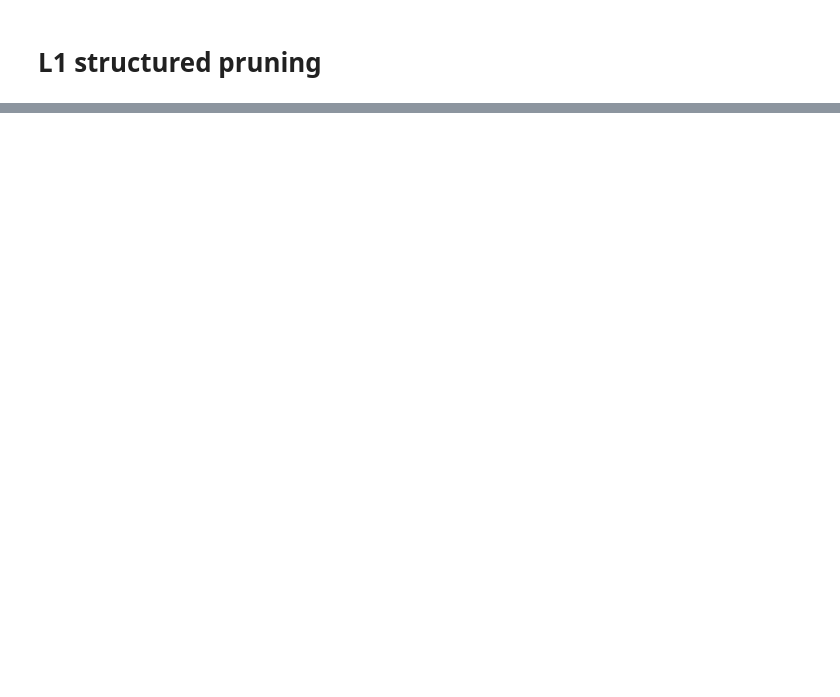
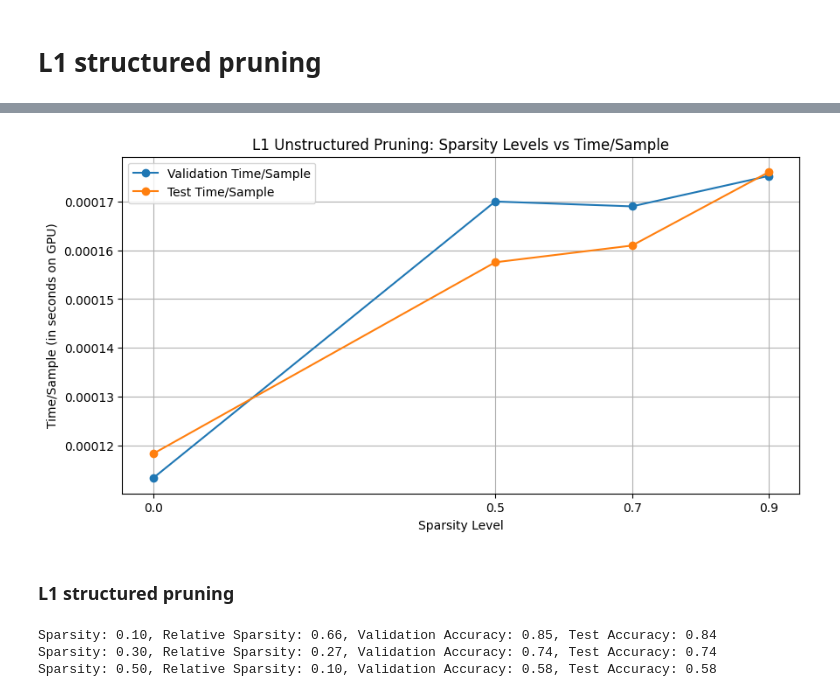
Before and after one commit to PaulBeuran/nnopt, a Jupyter notebook: notebooks/02_pruning.ipynb, the cells around one changed output, grey strips where cells are left out. Cells and saved outputs as stored; diff of their text form; code cells hidden in the pictures; blank space fills up the shorter version.

```diff
--- a/notebooks/02_pruning.ipynb
+++ b/notebooks/02_pruning.ipynb
@@ -346,3 +304,30 @@ Sparsity: 0.50, Relative Sparsity: 1.00, Validation Accuracy: 0.62, Test Accurac
+# %%
+# Plot the average time per sample for validation and test sets (baseline is considered as 0 sparsity)
+sparsity_levels = [0.] + list(unstruct_pruned_amount_metrics_map.keys())
+val_time_per_sample = [mobilenetv2_cifar10_baseline_metadata["metrics_values"]["val_metrics"]["avg_time_per_sample"]] + [unstruct_pruned_amount_metrics_map[sparsity]["val_metrics"]["avg_time_per_sample"] for sparsity in sparsity_levels[1:]]
+test_time_per_sample = [mobilenetv2_cifar10_baseline_metadata["metrics_values"]["test_metrics"]["avg_time_per_sample"]] + [unstruct_pruned_amount_metrics_map[sparsity]["test_metrics"]["avg_time_per_sample"] for sparsity in sparsity_levels[1:]]
+plt.figure(figsize=(10, 5))
+plt.plot(sparsity_levels, val_time_per_sample, marker='o', label='Validation Time/Sample')
+plt.plot(sparsity_levels, test_time_per_sample, marker='o', label='Test Time/Sample')
+plt.title('L1 Unstructured Pruning: Sparsity Levels vs Time/Sample')
+plt.xlabel('Sparsity Level')
+plt.ylabel('Time/Sample (in seconds on GPU)')
+plt.xticks(sparsity_levels)
+plt.grid()
+plt.legend()
+plt.show()
+# %% [output]
+[figure, added]
+# %% [markdown]
+### L1 structured pruning
+# %%
+# Print the sparsity and accuracy results
+for sparsity, metrics in struct_pruned_amount_metrics_map.items():
+    print(f"Sparsity: {sparsity:.2f}, Relative Sparsity: {metrics['relative_sparsity']:.2f}, Validation Accuracy: {metrics['val_metrics']['accuracy']:.2f}, Test Accuracy: {metrics['test_metrics']['accuracy']:.2f}")
+# %% [output]
+Sparsity: 0.10, Relative Sparsity: 0.66, Validation Accuracy: 0.85, Test Accuracy: 0.84
+Sparsity: 0.30, Relative Sparsity: 0.27, Validation Accuracy: 0.74, Test Accuracy: 0.74
+Sparsity: 0.50, Relative Sparsity: 0.10, Validation Accuracy: 0.58, Test Accuracy: 0.58
 # %%
 # Print the average time per sample for validation and test sets (baseline is considered as 0 sparsity)
 for sparsity, metrics in struct_pruned_amount_metrics_map.items():
```
Also changed, not shown: parts of 21 cells of this notebook, 45 other files.
